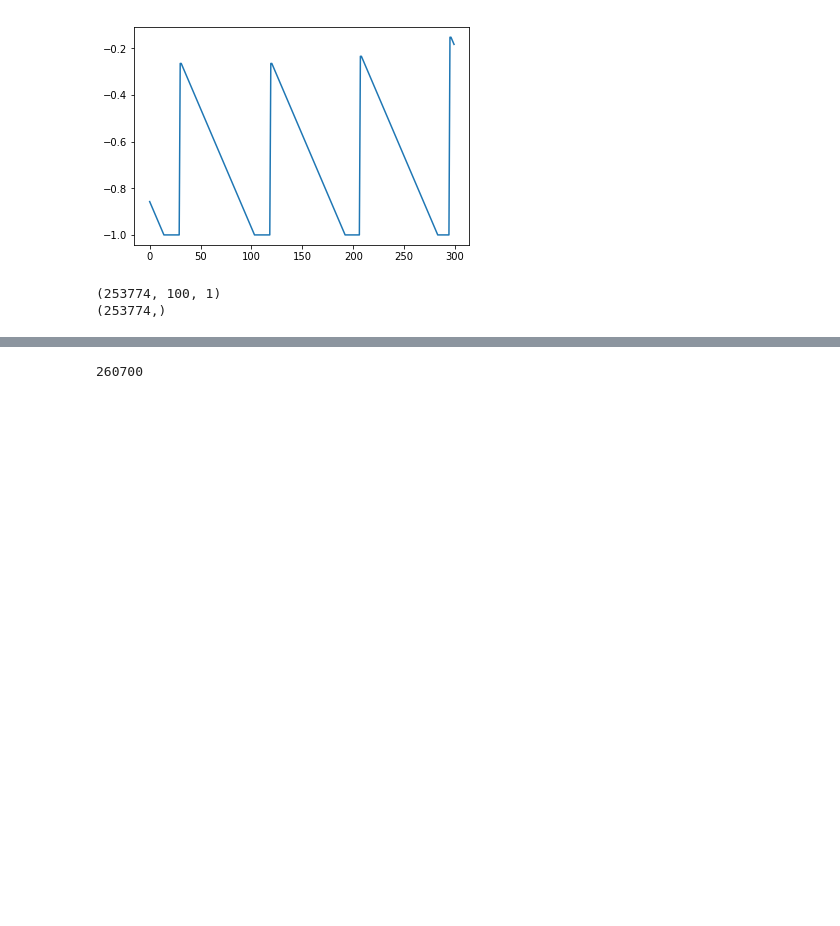
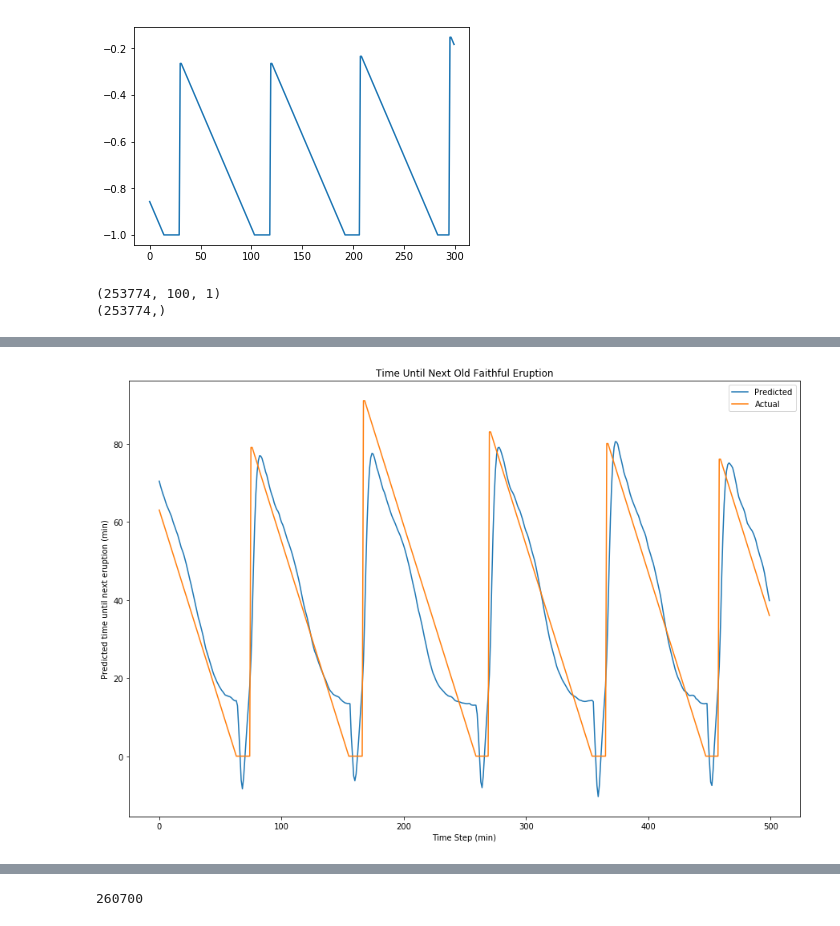
Before and after one commit to clkruse/OldFaithful, a Jupyter notebook: oldFaithfulTemp.ipynb, the cells around one changed output, grey strips where cells are left out. Saved outputs shown, nothing was run; the diff lists cells and outputs as text; code cells hidden in the pictures; blank space fills up the shorter version.

```diff
--- a/oldFaithfulTemp.ipynb
+++ b/oldFaithfulTemp.ipynb
@@ -176 +197,19 @@ Epoch 10/10
+# %%
+testPredict = model.predict(X_val)
+testPredict = ((testPredict+1)/2)*196
+
+trainPredict = model.predict(X[0:150])
+trainPredict = ((trainPredict+1)/2)*196
+normY = ((Y_val+1)/2)*196
+
+plt.figure(figsize=(15,10))
+plt.plot(testPredict[0:500,0])
+plt.plot(normY[0:500])
+plt.xlabel('Time Step (min)')
+plt.ylabel('Predicted time until next eruption (min)')
+plt.title('Time Until Next Old Faithful Eruption')
+plt.legend(['Predicted', 'Actual'])
+plt.show()
+# %% [output]
+[figure, added]
 # %%
```
Also changed, not shown: parts of 10 cells of this notebook, 1 other file.
